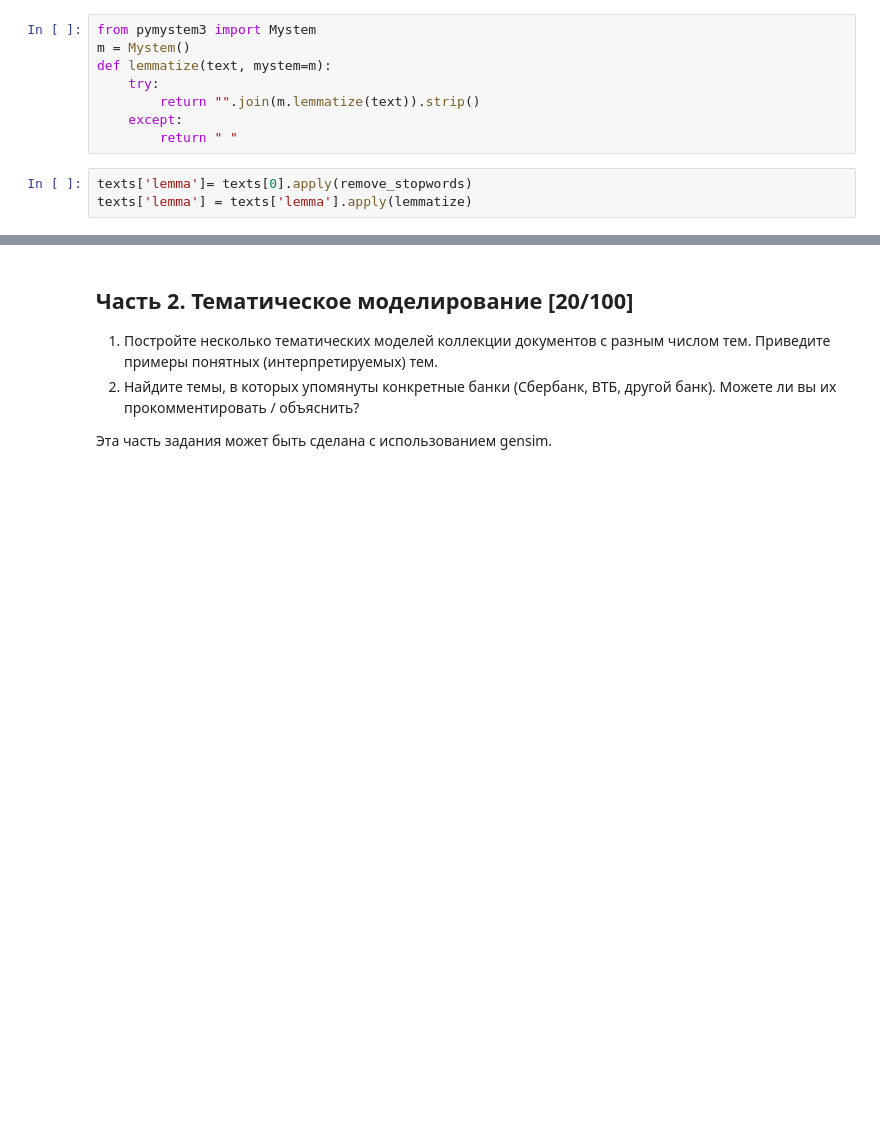
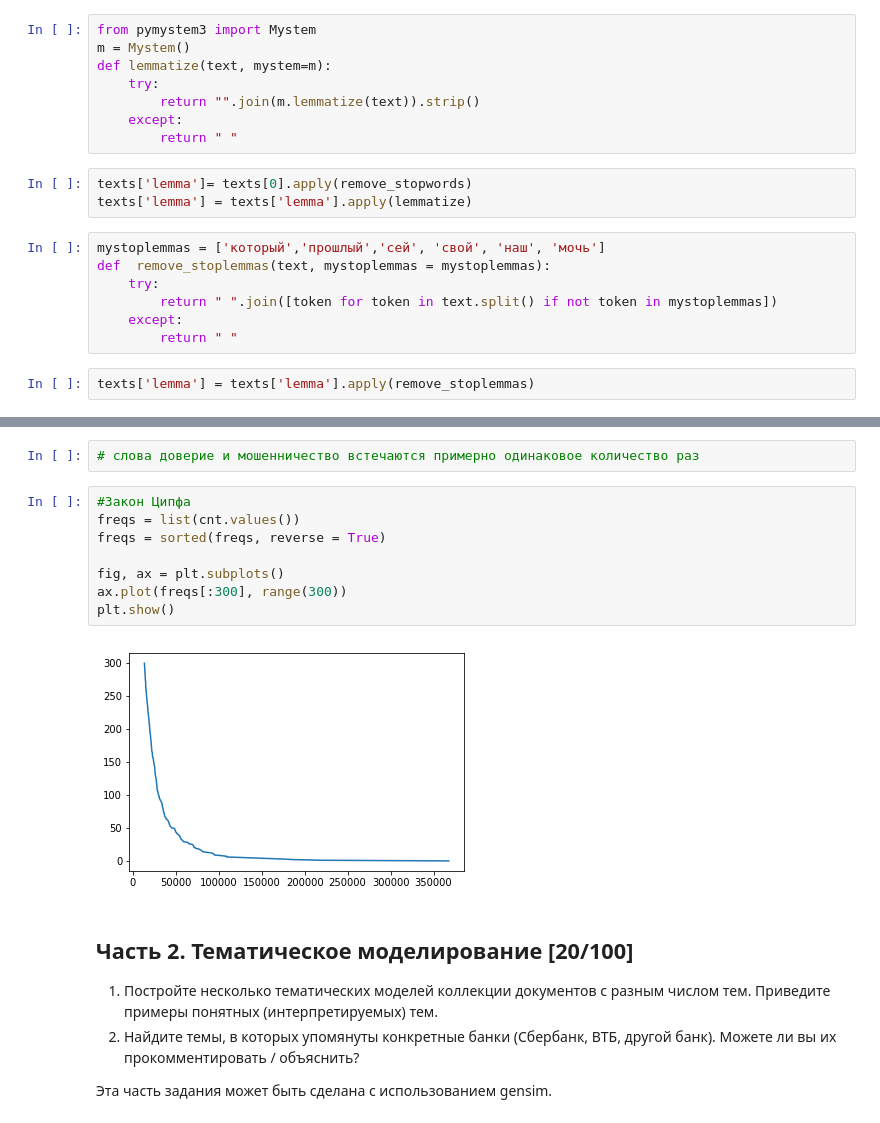
Before and after one commit to ppronchenko/study, a Jupyter notebook: HW-NLP/HW1_banki_TM-and-classification.ipynb, the cells around one changed output, grey strips where cells are left out. Saved outputs shown, nothing was run; the diff lists cells and outputs as text; blank space fills up the shorter version.

```diff
--- a/HW-NLP/HW1_banki_TM-and-classification.ipynb
+++ b/HW-NLP/HW1_banki_TM-and-classification.ipynb
@@ -252,6 +252,15 @@ def lemmatize(text, mystem=m):
 # %%
 texts['lemma']= texts[0].apply(remove_stopwords)
 texts['lemma'] = texts['lemma'].apply(lemmatize)
+# %%
+mystoplemmas = ['который','прошлый','сей', 'свой', 'наш', 'мочь']
+def  remove_stoplemmas(text, mystoplemmas = mystoplemmas):
+    try:
+        return " ".join([token for token in text.split() if not token in mystoplemmas])
+    except:
+        return " "
+# %%
+texts['lemma'] = texts['lemma'].apply(remove_stoplemmas)
 # %%
 lemmata = []
 for index, row in texts.iterrows():
@@ -273,3 +298,15 @@ for i in cnt.most_common(10):
+# %%
+# слова доверие и мошенничество встечаются примерно одинаковое количество раз
+# %%
+#Закон Ципфа
+freqs = list(cnt.values())
+freqs = sorted(freqs, reverse = True)
+
+fig, ax = plt.subplots()
+ax.plot(freqs[:300], range(300))
+plt.show()
+# %% [output]
+[figure, added]
 # %% [markdown]
 ## Часть 2. Тематическое моделирование [20/100]
 
```
Also changed, not shown: parts of 12 cells of this notebook.
